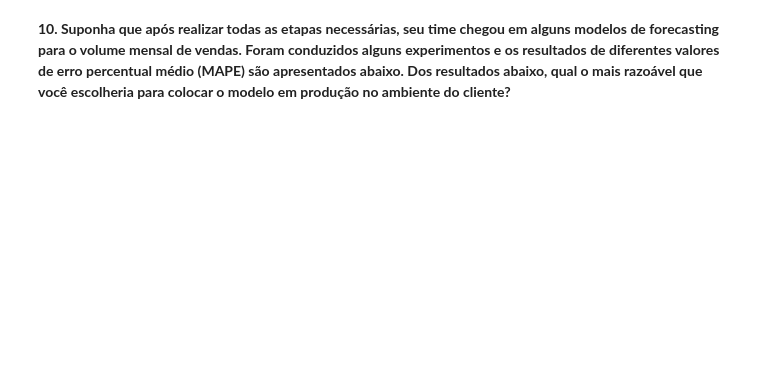
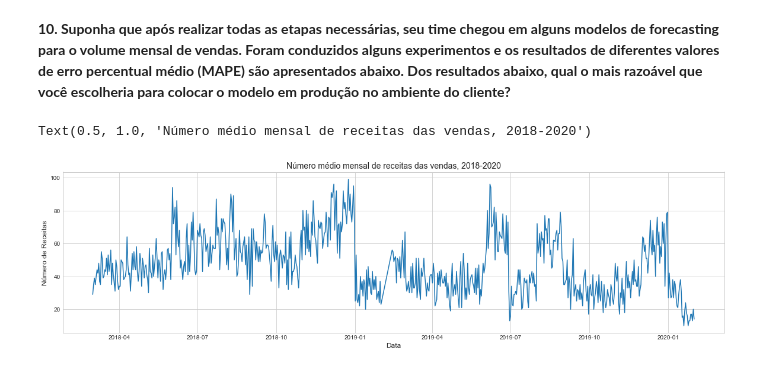
Before and after one commit to erivandosena/Notebook_DataScience, a Jupyter notebook: Notebook_BIX_Teste.ipynb, the cells around one changed output. Cells and saved outputs as stored; diff of their text form; code cells hidden in the pictures; blank space fills up the shorter version.

```diff
--- a/Notebook_BIX_Teste.ipynb
+++ b/Notebook_BIX_Teste.ipynb
@@ -150,3 +258,35 @@ Discount  UnitPrice  Quantity  StoreID  Date        Year  Month  receita  ID   N
 dtype: int64
 # %% [markdown]
 **10. Suponha que após realizar todas as etapas necessárias, seu time chegou em alguns modelos de forecasting para o volume mensal de vendas. Foram conduzidos alguns experimentos e os resultados de diferentes valores de erro percentual médio (MAPE) são apresentados abaixo. Dos resultados abaixo, qual o mais razoável que você escolheria para colocar o modelo em produção no ambiente do cliente?**
+# %%
+df_merge_forecasting = df_merge_prod.drop(["ClientID", "ProductID", "Size", "Name"], axis=1)
+
+df_merge_forecasting["receita"] = df_merge_forecasting.UnitPrice * df_merge_forecasting.Quantity
+#df_merge_forecasting["Month"] = df_merge_forecasting['Date'].dt.to_period('M')
+#df_merge_forecasting = df_merge_forecasting.loc['2018-03-01':'2020-31-01']
+
+df_merge_forecasting_plot = df_merge_forecasting.groupby(["Date"])[["receita"]].agg('count').reset_index()
+
+df=df_merge_forecasting_plot.rename(columns={'receita':'Receitas', 'Date':'Data'})
+df['Data'] = pd.to_datetime(df['Data'])
+df.set_index(df['Data'], inplace=True)
+df=df.drop(columns=['Data'])
+df.isnull().sum()
+
+# Defina o tamanho da figura
+plt.figure(figsize=(20,5))
+
+# Criar gráfico de linha
+plt.style.use('seaborn-whitegrid')
+plt.plot(df['Receitas'])
+
+# Defina rótulos e título
+plt.xticks(fontsize=10)
+plt.yticks(fontsize=10)
+plt.xlabel('Data', fontsize=12)
+plt.ylabel('Número de Receitas', fontsize=12)
+plt.title('Número médio mensal de receitas das vendas, 2018-2020', fontsize=14)
+# plt.savefig('NumeroMedioReceitas');
+# %% [output]
+Text(0.5, 1.0, 'Número médio mensal de receitas das vendas, 2018-2020')
+[figure, added]
```
Also changed, not shown: parts of 51 cells of this notebook.
